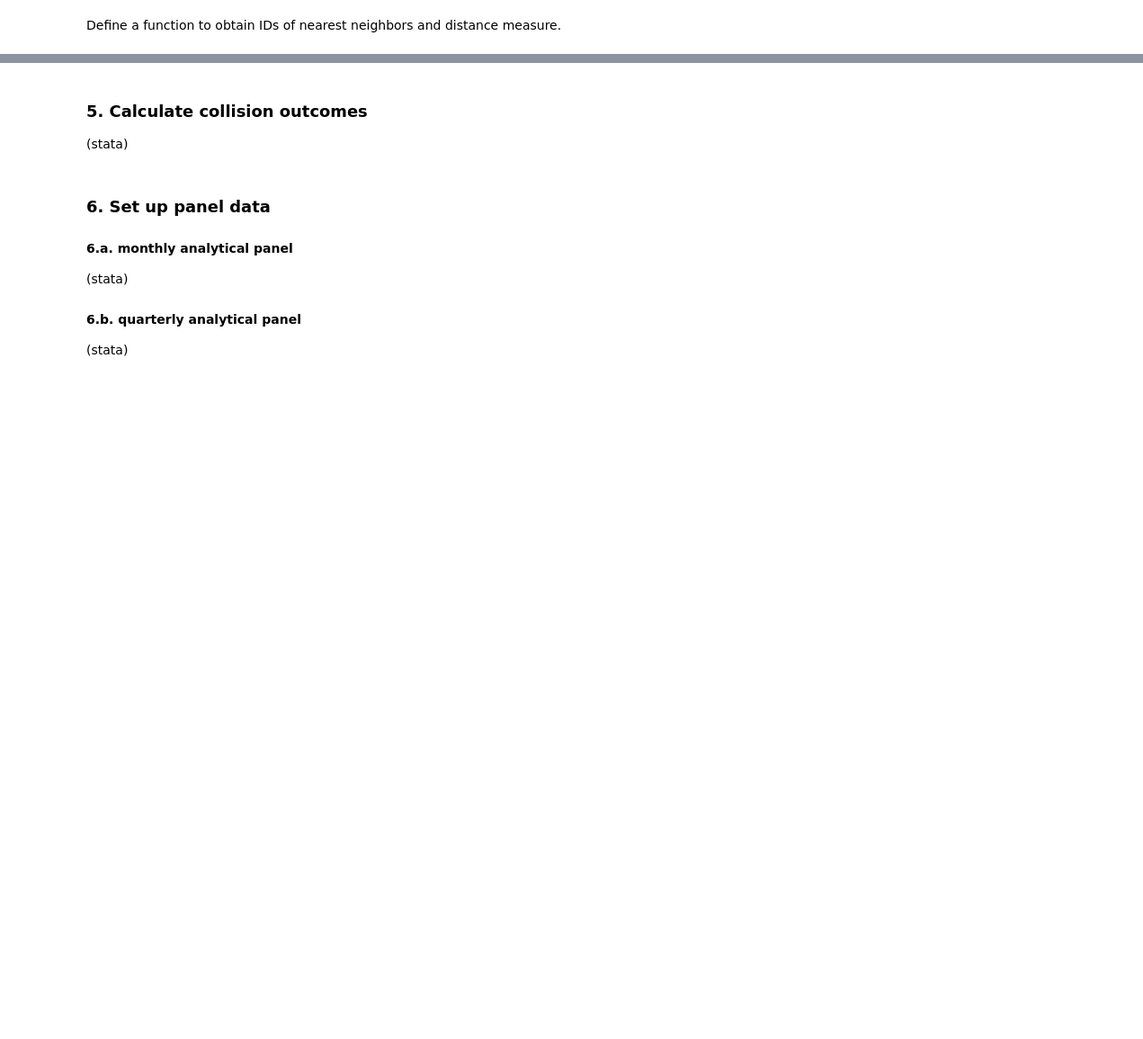
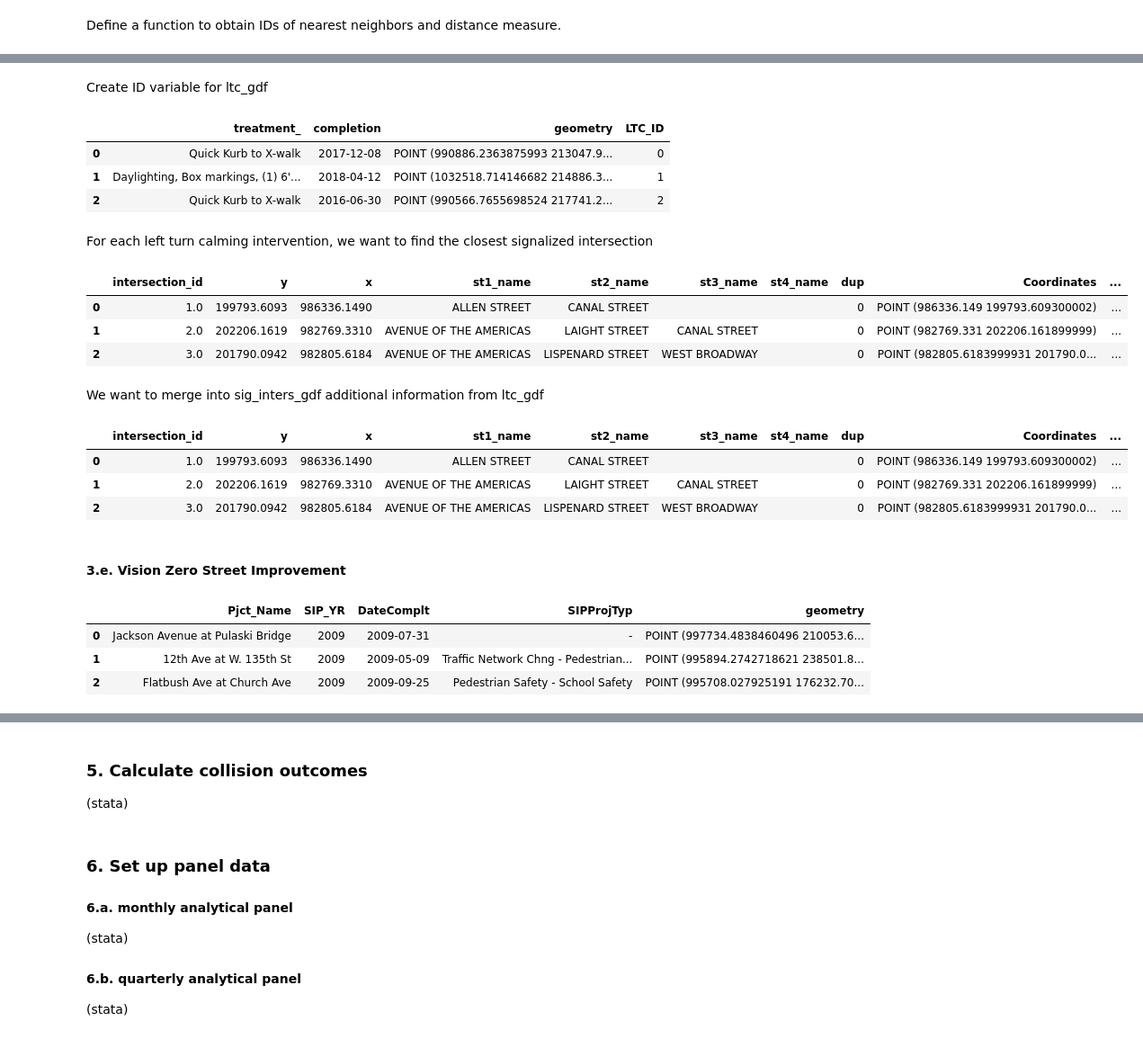
Before and after one commit to jeremysze/LPIS, a Jupyter notebook: Impact-Evaluation-of-Leading-Pedestrian-Interval-Signals.ipynb, the cells around one changed output, grey strips where cells are left out. Shown at 90% size. Drawn from its saved outputs; the diff is of its cells as text; code cells hidden in the pictures; blank space fills up the shorter version.

```diff
--- a/Impact-Evaluation-of-Leading-Pedestrian-Interval-Signals.ipynb
+++ b/Impact-Evaluation-of-Leading-Pedestrian-Interval-Signals.ipynb
@@ -232,0 +360,2 @@ Read the
+# %%
+ltc_gdf = gpd.read_file(fp)
@@ -232,0 +375,26 @@ Read the
+# %%
+ltc_gdf = ltc_gdf.to_crs({'init': 'epsg:2263'})
+# %% [markdown]
+Create ID variable for ltc_gdf
+# %%
+ltc_gdf['LTC_ID'] = ltc_gdf.index
+# %%
+ltc_gdf.head(3)
+# %% [output]
+|  | treatment_ | completion | geometry | LTC_ID |
+| 0 | Quick Kurb to X-walk | 2017-12-08 | POINT (990886.2363875993 213047.9... | 0 |
+| 1 | Daylighting, Box markings, (1) 6'... | 2018-04-12 | POINT (1032518.714146682 214886.3... | 1 |
+| 2 | Quick Kurb to X-walk | 2016-06-30 | POINT (990566.7655698524 217741.2... | 2 |
+# %% [markdown]
+For each left turn calming intervention, we want to find the closest signalized intersection
+# %%
+sig_inters_gdf[['distance_to_LTC','nearest_LTC']] = ckdnearest(sig_inters_gdf, ltc_gdf,'LTC_ID')
+# %%
+sig_inters_gdf.head(3)
+# %% [output]
+|  | intersection_id | y | x | st1_name | st2_name | st3_name | st4_name | dup | Coordinates | ... |
+| 0 | 1.0 | 199793.6093 | 986336.1490 | ALLEN STREET | CANAL STREET |  |  | 0 | POINT (986336.149 199793.609300002) | ... |
+| 1 | 2.0 | 202206.1619 | 982769.3310 | AVENUE OF THE AMERICAS | LAIGHT STREET | CANAL STREET |  | 0 | POINT (982769.331 202206.161899999) | ... |
+| 2 | 3.0 | 201790.0942 | 982805.6184 | AVENUE OF THE AMERICAS | LISPENARD STREET | WEST BROADWAY |  | 0 | POINT (982805.6183999931 201790.0... | ... |
+# %% [markdown]
+We want to merge into sig_inters_gdf additional information from ltc_gdf
@@ -232,0 +403,7 @@ Read the
+# %%
+sig_inters_gdf.head(3)
+# %% [output]
+|  | intersection_id | y | x | st1_name | st2_name | st3_name | st4_name | dup | Coordinates | ... |
+| 0 | 1.0 | 199793.6093 | 986336.1490 | ALLEN STREET | CANAL STREET |  |  | 0 | POINT (986336.149 199793.609300002) | ... |
+| 1 | 2.0 | 202206.1619 | 982769.3310 | AVENUE OF THE AMERICAS | LAIGHT STREET | CANAL STREET |  | 0 | POINT (982769.331 202206.161899999) | ... |
+| 2 | 3.0 | 201790.0942 | 982805.6184 | AVENUE OF THE AMERICAS | LISPENARD STREET | WEST BROADWAY |  | 0 | POINT (982805.6183999931 201790.0... | ... |
@@ -232,0 +412,2 @@ Read the
+# %% [markdown]
+#### 3.e. Vision Zero Street Improvement
@@ -232,0 +418,7 @@ Read the
+# %%
+sip_gdf.head(3)
+# %% [output]
+|  | Pjct_Name | SIP_YR | DateComplt | SIPProjTyp | geometry |
+| 0 | Jackson Avenue at Pulaski Bridge | 2009 | 2009-07-31 | - | POINT (997734.4838460496 210053.6... |
+| 1 | 12th Ave at W. 135th St | 2009 | 2009-05-09 | Traffic Network Chng - Pedestrian... | POINT (995894.2742718621 238501.8... |
+| 2 | Flatbush Ave at Church Ave | 2009 | 2009-09-25 | Pedestrian Safety - School Safety | POINT (995708.027925191 176232.70... |
```
Also changed, not shown: parts of 135 cells of this notebook.
